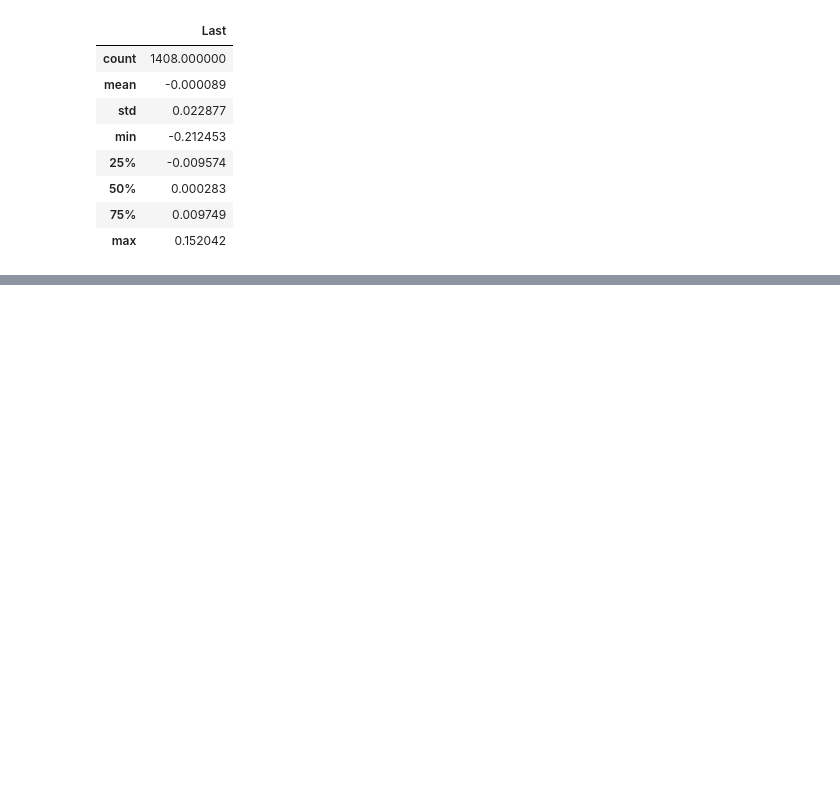
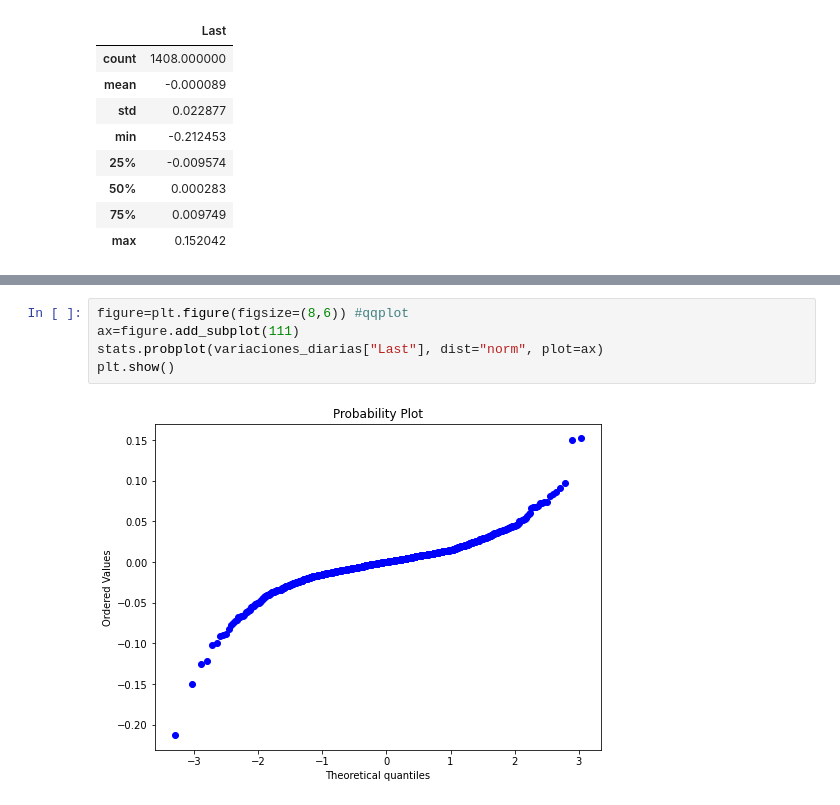
Before and after one commit to KevinArielM/Finances, a Jupyter notebook: Introducción a Machine Learning III.ipynb, the cells around one changed output, grey strips where cells are left out. Saved outputs shown, nothing was run; the diff lists cells and outputs as text; blank space fills up the shorter version.

```diff
--- a/Introducción a Machine Learning III.ipynb
+++ b/Introducción a Machine Learning III.ipynb
@@ -173,0 +201,7 @@ variaciones_diarias.describe() #estadística descriptiva
+# %%
+figure=plt.figure(figsize=(8,6)) #qqplot
+ax=figure.add_subplot(111)
+stats.probplot(variaciones_diarias["Last"], dist="norm", plot=ax)
+plt.show()
+# %% [output]
+[figure, added]
```
Also changed, not shown: parts of 6 cells of this notebook.
